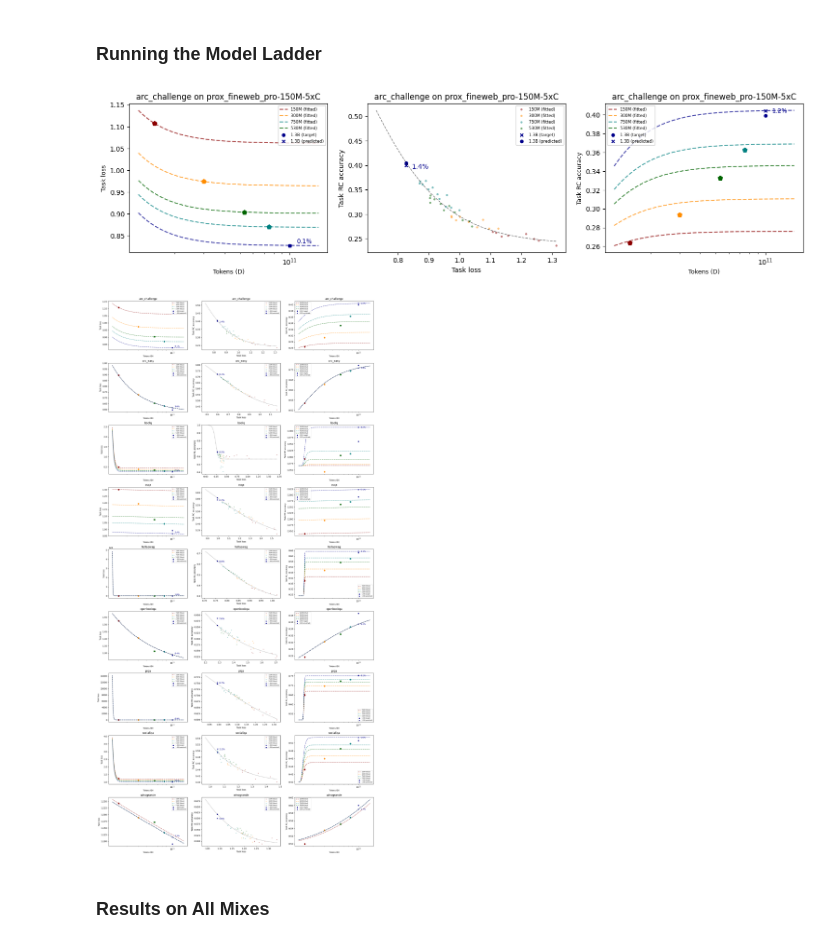
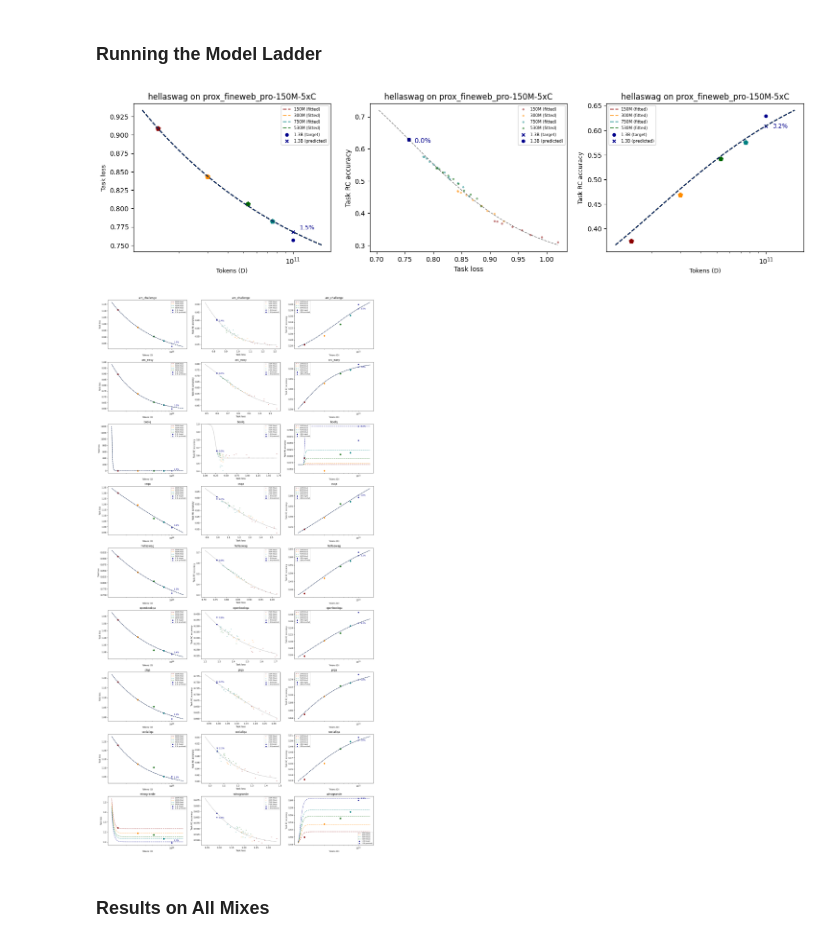
Before and after one commit to davidheineman/new-evals, a Jupyter notebook: analysis/notebooks/ian_ladder.ipynb, the cells around one changed output. Saved outputs shown, nothing was run; the diff lists cells and outputs as text; code cells hidden in the pictures.

```diff
--- a/analysis/notebooks/ian_ladder.ipynb
+++ b/analysis/notebooks/ian_ladder.ipynb
@@ -52,28 +52,28 @@ ladder_config_path = f'{ROOT_DIR}/olmo-repos/OLMo/scripts/scaling/cheap_decision
 # %%
 import matplotlib.pyplot as plt
 from ladder import run_ladder
 
 fig, axes = plt.subplots(1, 3, figsize=(6*3, 4), squeeze=False)
 
-task_name = "arc_challenge"
+task_name = "hellaswag"
 example_models = [m for m in MODELS if 'prox_fineweb_pro' in m]
 
 train_models, eval_models = [m for m in example_models if '1B' not in m], [m for m in example_models if '1B' in m]
 _, _, _ = run_ladder(
     df,
     task_name,
     train_models=train_models,
     # eval_models=["peteish7", "peteish13-highlr"],
     # eval_models=["peteish7"],
     eval_models=eval_models,
     config_path=ladder_config_path,
     axes=axes[0],
 )
 
 for ax in axes[0]:
     ax.set_title(f'{task_name} on {example_models[0]}')
 # %% [output]
-[figure, old version]
+[figure, new version]
 # %%
 from tqdm import tqdm
 
@@ -99,7 +99,7 @@ for i, task in tqdm(enumerate(TASKS), desc='Fitting model ladder predictions', t
 
 fig.tight_layout()
 # %% [output]
-[figure, old version]
+[figure, new version]
 # %% [markdown]
 ### Results on All Mixes
 # %%
```
Also changed, not shown: parts of 2 cells of this notebook.
